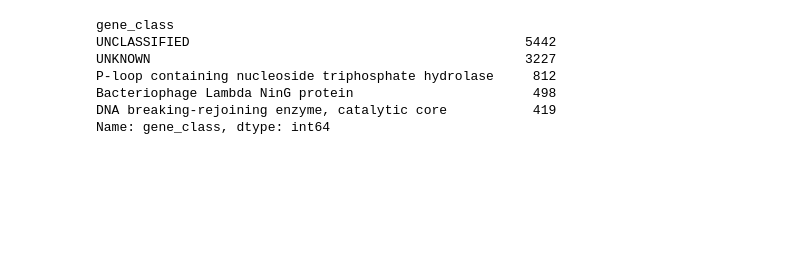
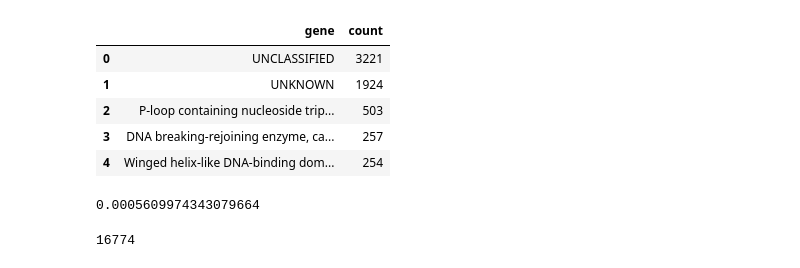
Before and after one commit to hwalinga/self-targeting-spacers-notebooks, a Jupyter notebook: gene_enrichment.ipynb, the cells around one changed output. Drawn from its saved outputs; the diff is of its cells as text; code cells hidden in the pictures; blank space fills up the shorter version.

```diff
--- a/gene_enrichment.ipynb
+++ b/gene_enrichment.ipynb
@@ -82,15 +130,0 @@ gene_classes = dfgenes['gene_class'].value_counts()
-# %%
-# GENE ENRICHEMENT
-# UNIQUE GENES
-# CHI SQUARE TEST
-gene_class_hits = dfgenehits['gene_class'].values_counts()
-# gene_class_hits.sort_values(ascending=False
-from scipy.stats.mstats import chisquare
-# %% [output]
-gene_class
-UNCLASSIFIED                                           5442
-UNKNOWN                                                3227
-P-loop containing nucleoside triphosphate hydrolase     812
-Bacteriophage Lambda NinG protein                       498
-DNA breaking-rejoining enzyme, catalytic core           419
-Name: gene_class, dtype: int64
@@ -96,0 +133,9 @@ Name: gene_class, dtype: int64
+# %%
+gene_class_hits.to_frame('count').reset_index().rename(columns={'index': 'gene'})
+# %% [output]
+|  | gene | count |
+| 0 | UNCLASSIFIED | 3221 |
+| 1 | UNKNOWN | 1924 |
+| 2 | P-loop containing nucleoside trip... | 503 |
+| 3 | DNA breaking-rejoining enzyme, ca... | 257 |
+| 4 | Winged helix-like DNA-binding dom... | 254 |
@@ -96,0 +144,8 @@ Name: gene_class, dtype: int64
+# %%
+expected_ratio
+# %% [output]
+0.0005609974343079664
+# %%
+all_gene_hits
+# %% [output]
+16774
```
Also changed, not shown: parts of 15 cells of this notebook.
